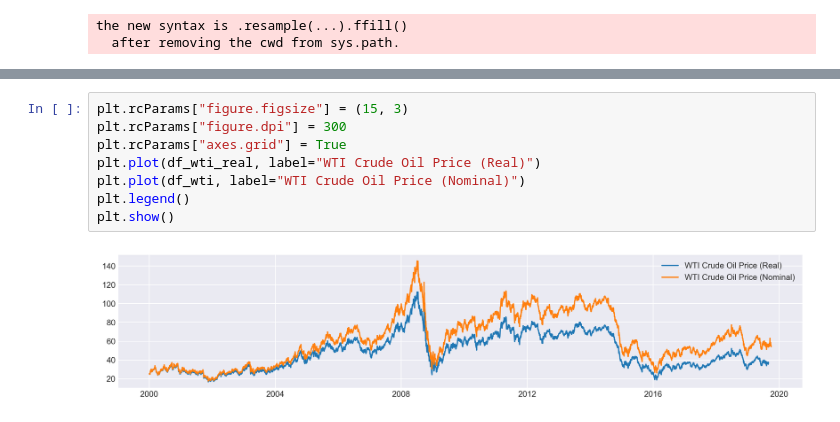
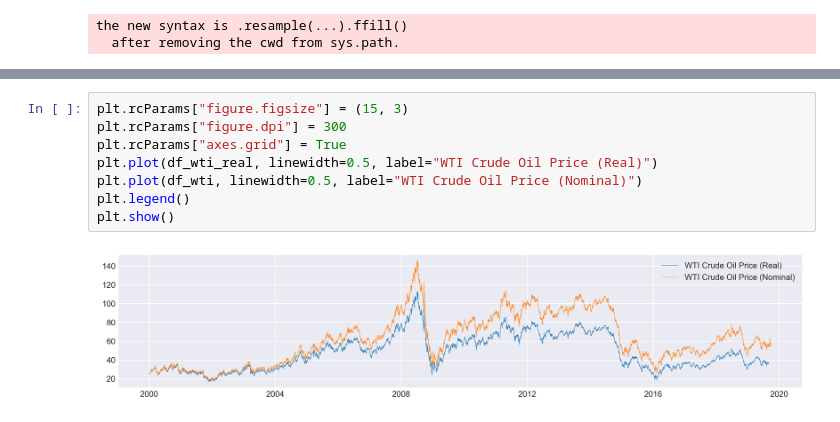
Before and after one commit to TianyuDu/ugthesis, a Jupyter notebook: eda/WTI_crude_oil_price_eda.ipynb, the cells around one changed output, grey strips where cells are left out. Drawn from its saved outputs; the diff is of its cells as text.

```diff
--- a/eda/WTI_crude_oil_price_eda.ipynb
+++ b/eda/WTI_crude_oil_price_eda.ipynb
@@ -138,13 +117,13 @@ Skipped: 2019-09-30 00:00:00
 # %%
 plt.rcParams["figure.figsize"] = (15, 3)
 plt.rcParams["figure.dpi"] = 300
 plt.rcParams["axes.grid"] = True
-plt.plot(df_wti_real, label="WTI Crude Oil Price (Real)")
-plt.plot(df_wti, label="WTI Crude Oil Price (Nominal)")
+plt.plot(df_wti_real, linewidth=0.5, label="WTI Crude Oil Price (Real)")
+plt.plot(df_wti, linewidth=0.5, label="WTI Crude Oil Price (Nominal)")
 plt.legend()
 plt.show()
 # %% [output]
-[figure, old version]
+[figure, new version]
 # %%
 # Transform to log-difference (return)
 def construct_return(raw_price: pd.DataFrame):
```
Also changed, not shown: parts of 9 cells of this notebook, 7 other files.
